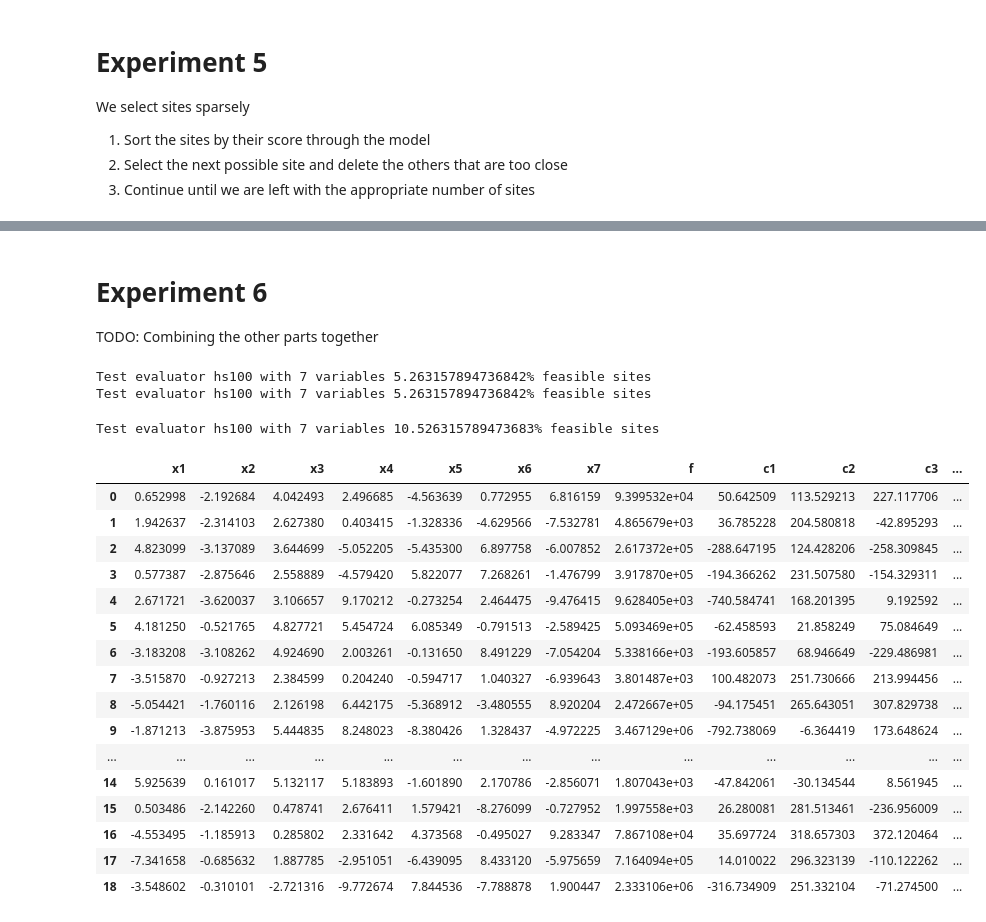
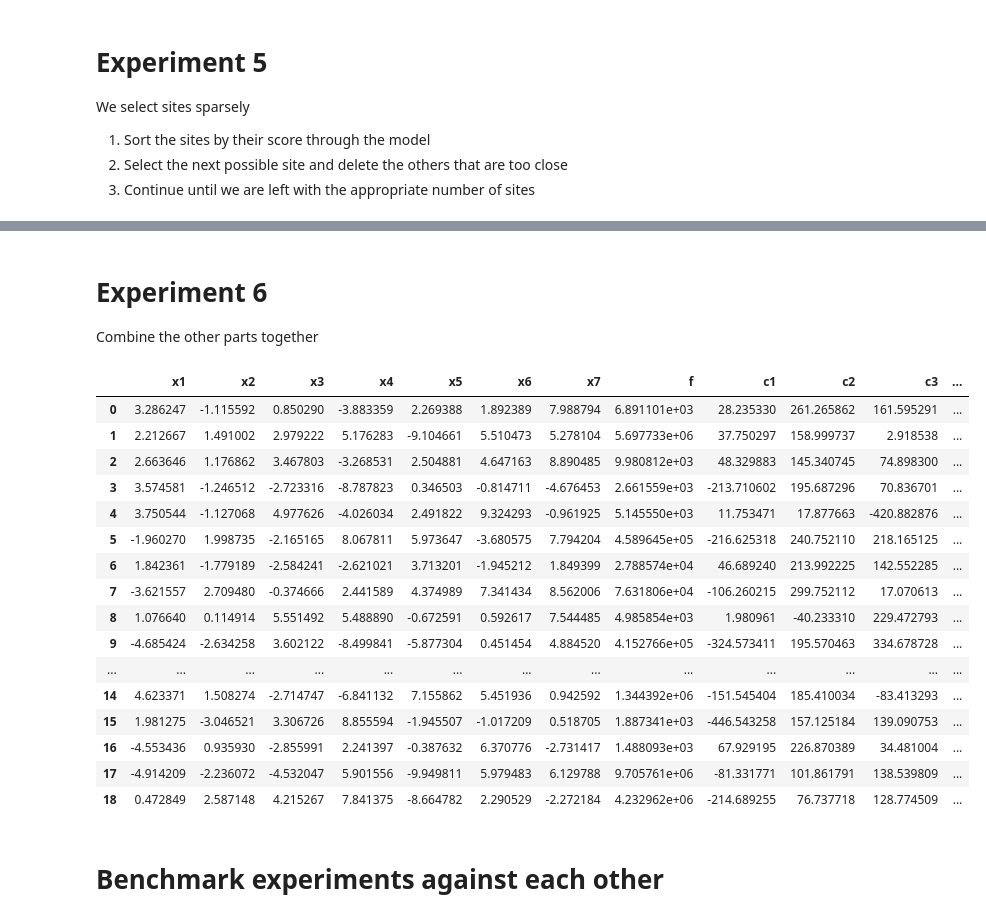
Before and after one commit to linhang-h/FeasibleRegions, a Jupyter notebook: experiments.ipynb, the cells around one changed output, grey strips where cells are left out. Drawn from its saved outputs; the diff is of its cells as text; code cells hidden in the pictures.

```diff
--- a/experiments.ipynb
+++ b/experiments.ipynb
@@ -53,7 +53,7 @@ def sample_sites(problem: dict, n_samples: int, seed=random.randint(1,1000)) ->
     exp_df = pd.DataFrame(data=exp_array, columns=variables)
     return(exp_df)
 # %%
-def evaluate_sites(local_eval: CallableClass, exp_data: pd.DataFrame, verbose=True):
+def evaluate_sites(local_eval: CallableClass, exp_data: pd.DataFrame, verbose=False):
     """ evaluates sites passed and returns their constraint violation data
 
         Parameters
@@ -362,6 +371,6 @@ Test evaluator hs100 with 7 variables 0.0% feasible sites
 # %% [markdown]
 # Experiment 6
-TODO: Combining the other parts together
+Combine the other parts together
 # %%
 # multi-run training
 def experiment_6(local_eval, sites_per_run, runs, verbose=False):
@@ -379,7 +388,7 @@ def experiment_6(local_eval, sites_per_run, runs, verbose=False):
             exp_data = evaluate_sites(local_eval, sample_data, verbose=False)
             training_data = exp_data
         else:
-            training_data = pd.concat([training_data, exp_data], axis=0)
+            training_data = pd.concat([training_data, exp_data], axis=0).drop_duplicates()
         variables = list(local_eval.problem()["variables"].keys())
         xt = training_data[variables].to_numpy()
         yt = np.log(training_data['__conviol__'].to_numpy() + eps)
@@ -416,28 +425,27 @@ def experiment_6(local_eval, sites_per_run, runs, verbose=False):
 # %%
 hs100 = HS100()
 problem = hs100.problem()
 nind = len(problem['variables'])
 sites_per_run = 20
-runs = 3
+runs = 5
 experiment_6(hs100, sites_per_run, runs)
 # %% [output]
-Test evaluator hs100 with 7 variables 5.263157894736842% feasible sites
-Test evaluator hs100 with 7 variables 5.263157894736842% feasible sites
-Test evaluator hs100 with 7 variables 10.526315789473683% feasible sites
 |  | x1 | x2 | x3 | x4 | x5 | x6 | x7 | f | c1 | c2 | c3 | ... |
-| 0 | 0.652998 | -2.192684 | 4.042493 | 2.496685 | -4.563639 | 0.772955 | 6.816159 | 9.399532e+04 | 50.642509 | 113.529213 | 227.117706 | ... |
-| 1 | 1.942637 | -2.314103 | 2.627380 | 0.403415 | -1.328336 | -4.629566 | -7.532781 | 4.865679e+03 | 36.785228 | 204.580818 | -42.895293 | ... |
-| 2 | 4.823099 | -3.137089 | 3.644699 | -5.052205 | -5.435300 | 6.897758 | -6.007852 | 2.617372e+05 | -288.647195 | 124.428206 | -258.309845 | ... |
-| 3 | 0.577387 | -2.875646 | 2.558889 | -4.579420 | 5.822077 | 7.268261 | -1.476799 | 3.917870e+05 | -194.366262 | 231.507580 | -154.329311 | ... |
-| 4 | 2.671721 | -3.620037 | 3.106657 | 9.170212 | -0.273254 | 2.464475 | -9.476415 | 9.628405e+03 | -740.584741 | 168.201395 | 9.192592 | ... |
-| 5 | 4.181250 | -0.521765 | 4.827721 | 5.454724 | 6.085349 | -0.791513 | -2.589425 | 5.093469e+05 | -62.458593 | 21.858249 | 75.084649 | ... |
-| 6 | -3.183208 | -3.108262 | 4.924690 | 2.003261 | -0.131650 | 8.491229 | -7.054204 | 5.338166e+03 | -193.605857 | 68.946649 | -229.486981 | ... |
-| 7 | -3.515870 | -0.927213 | 2.384599 | 0.204240 | -0.594717 | 1.040327 | -6.939643 | 3.801487e+03 | 100.482073 | 251.730666 | 213.994456 | ... |
-| 8 | -5.054421 | -1.760116 | 2.126198 | 6.442175 | -5.368912 | -3.480555 | 8.920204 | 2.472667e+05 | -94.175451 | 265.643051 | 307.829738 | ... |
-| 9 | -1.871213 | -3.875953 | 5.444835 | 8.248023 | -8.380426 | 1.328437 | -4.972225 | 3.467129e+06 | -792.738069 | -6.364419 | 173.648624 | ... |
+| 0 | 3.286247 | -1.115592 | 0.850290 | -3.883359 | 2.269388 | 1.892389 | 7.988794 | 6.891101e+03 | 28.235330 | 261.265862 | 161.595291 | ... |
+| 1 | 2.212667 | 1.491002 | 2.979222 | 5.176283 | -9.104661 | 5.510473 | 5.278104 | 5.697733e+06 | 37.750297 | 158.999737 | 2.918538 | ... |
+| 2 | 2.663646 | 1.176862 | 3.467803 | -3.268531 | 2.504881 | 4.647163 | 8.890485 | 9.980812e+03 | 48.329883 | 145.340745 | 74.898300 | ... |
+| 3 | 3.574581 | -1.246512 | -2.723316 | -8.787823 | 0.346503 | -0.814711 | -4.676453 | 2.661559e+03 | -213.710602 | 195.687296 | 70.836701 | ... |
+| 4 | 3.750544 | -1.127068 | 4.977626 | -4.026034 | 2.491822 | 9.324293 | -0.961925 | 5.145550e+03 | 11.753471 | 17.877663 | -420.882876 | ... |
+| 5 | -1.960270 | 1.998735 | -2.165165 | 8.067811 | 5.973647 | -3.680575 | 7.794204 | 4.589645e+05 | -216.625318 | 240.752110 | 218.165125 | ... |
+| 6 | 1.842361 | -1.779189 | -2.584241 | -2.621021 | 3.713201 | -1.945212 | 1.849399 | 2.788574e+04 | 46.689240 | 213.992225 | 142.552285 | ... |
+| 7 | -3.621557 | 2.709480 | -0.374666 | 2.441589 | 4.374989 | 7.341434 | 8.562006 | 7.631806e+04 | -106.260215 | 299.752112 | 17.070613 | ... |
+| 8 | 1.076640 | 0.114914 | 5.551492 | 5.488890 | -0.672591 | 0.592617 | 7.544485 | 4.985854e+03 | 1.980961 | -40.233310 | 229.472793 | ... |
+| 9 | -4.685424 | -2.634258 | 3.602122 | -8.499841 | -5.877304 | 0.451454 | 4.884520 | 4.152766e+05 | -324.573411 | 195.570463 | 334.678728 | ... |
 | ... | ... | ... | ... | ... | ... | ... | ... | ... | ... | ... | ... | ... |
-| 14 | 5.925639 | 0.161017 | 5.132117 | 5.183893 | -1.601890 | 2.170786 | -2.856071 | 1.807043e+03 | -47.842061 | -30.134544 | 8.561945 | ... |
-| 15 | 0.503486 | -2.142260 | 0.478741 | 2.676411 | 1.579421 | -8.276099 | -0.727952 | 1.997558e+03 | 26.280081 | 281.513461 | -236.956009 | ... |
-| 16 | -4.553495 | -1.185913 | 0.285802 | 2.331642 | 4.373568 | -0.495027 | 9.283347 | 7.867108e+04 | 35.697724 | 318.657303 | 372.120464 | ... |
-| 17 | -7.341658 | -0.685632 | 1.887785 | -2.951051 | -6.439095 | 8.433120 | -5.975659 | 7.164094e+05 | 14.010022 | 296.323139 | -110.122262 | ... |
-| 18 | -3.548602 | -0.310101 | -2.721316 | -9.772674 | 7.844536 | -7.788878 | 1.900447 | 2.333106e+06 | -316.734909 | 251.332104 | -71.274500 | ... |
+| 14 | 4.623371 | 1.508274 | -2.714747 | -6.841132 | 7.155862 | 5.451936 | 0.942592 | 1.344392e+06 | -151.545404 | 185.410034 | -83.413293 | ... |
+| 15 | 1.981275 | -3.046521 | 3.306726 | 8.855594 | -1.945507 | -1.017209 | 0.518705 | 1.887341e+03 | -446.543258 | 157.125184 | 139.090753 | ... |
+| 16 | -4.553436 | 0.935930 | -2.855991 | 2.241397 | -0.387632 | 6.370776 | -2.731417 | 1.488093e+03 | 67.929195 | 226.870389 | 34.481004 | ... |
+| 17 | -4.914209 | -2.236072 | -4.532047 | 5.901556 | -9.949811 | 5.979483 | 6.129788 | 9.705761e+06 | -81.331771 | 101.861791 | 138.539809 | ... |
+| 18 | 0.472849 | 2.587148 | 4.215267 | 7.841375 | -8.664782 | 2.290529 | -2.272184 | 4.232962e+06 | -214.689255 | 76.737718 | 128.774509 | ... |
+# %% [markdown]
+# Benchmark experiments against each other
```
Also changed, not shown: parts of 12 cells of this notebook, 1 other file.
